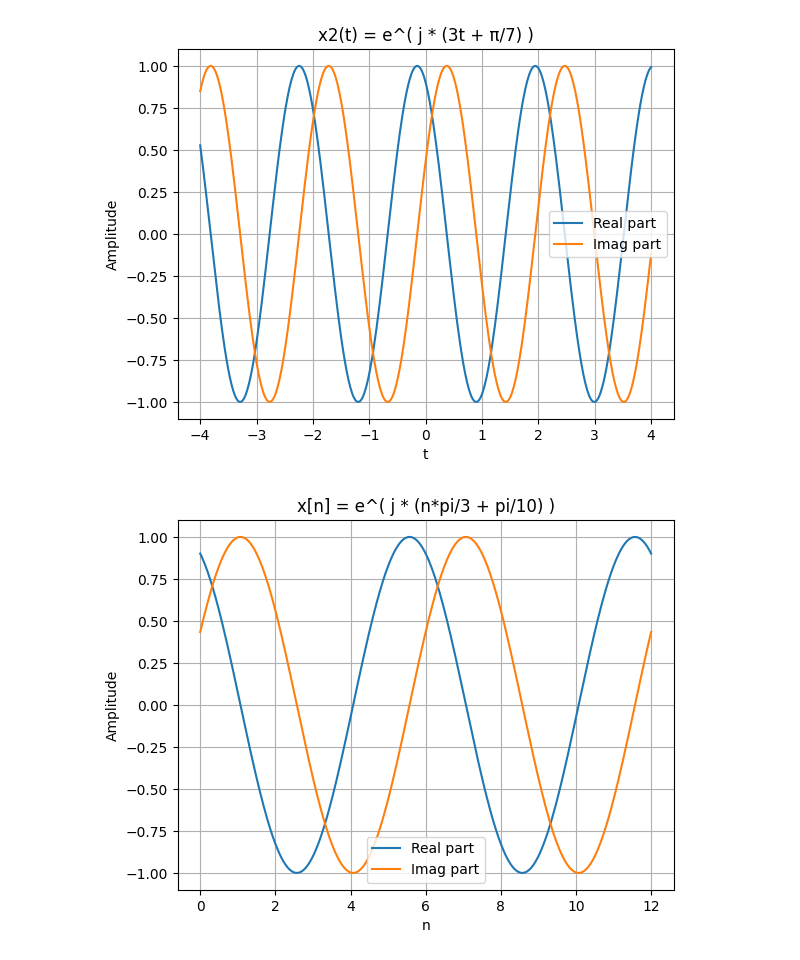
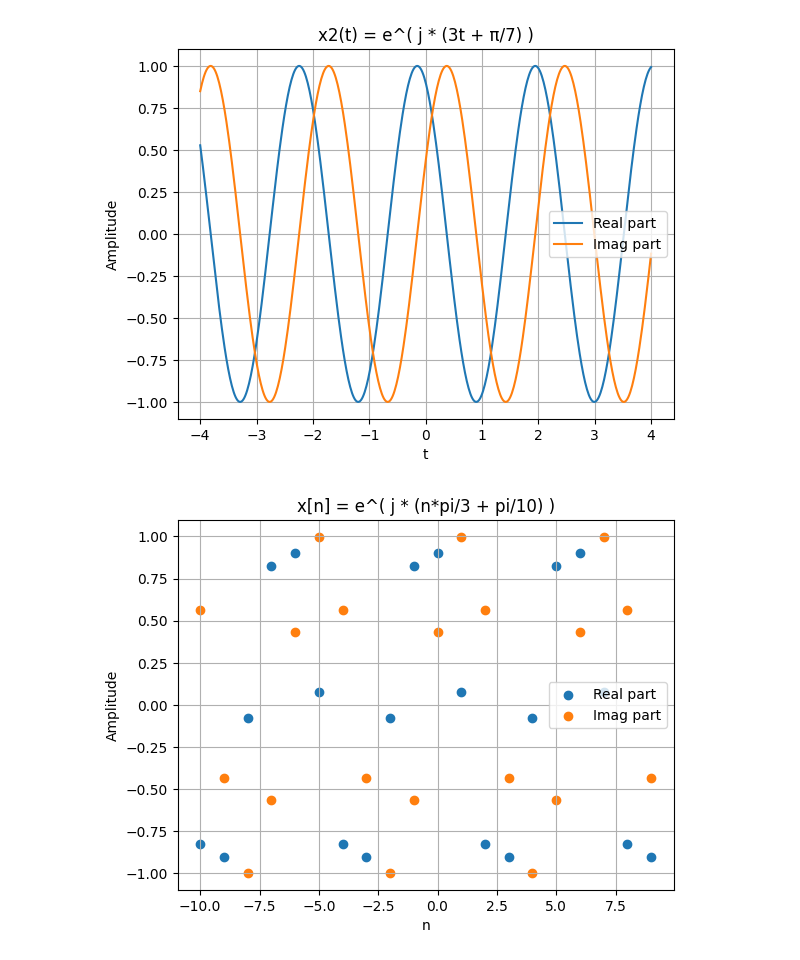
Before and after one commit to JohnKim2005/EE-102, a Jupyter notebook: Homework/Homework 1/Homework1.ipynb, the cells around one changed output. Saved outputs shown, nothing was run; the diff lists cells and outputs as text; code cells hidden in the pictures.

```diff
--- a/Homework/Homework 1/Homework1.ipynb
+++ b/Homework/Homework 1/Homework1.ipynb
@@ -42,19 +42,19 @@ plt.show()
 [figure]
 # %%
 # Problem 3 Signal C
-n = np.linspace(0, 12, 500)
+n = np.arange(-10, 10)
 x3_real = np.cos(np.pi*n/3 + np.pi/7)
 x3_imag = np.sin(np.pi*n/3 + np.pi/7)
 
 
 
-plt.plot(n, x3_real, label = "Real part")
-plt.plot(n, x3_imag, label = "Imag part")
+plt.scatter(n, x3_real, label = "Real part")
+plt.scatter(n, x3_imag, label = "Imag part")
 plt.xlabel("n")
 plt.ylabel("Amplitude")
 plt.title("x[n] = e^( j * (n*pi/3 + pi/10) )")
 plt.legend()
 plt.grid(True)
 plt.show()
 # %% [output]
-[figure, old version]
+[figure, new version]
```
Also changed, not shown: parts of 1 cell of this notebook, 1 other file.
